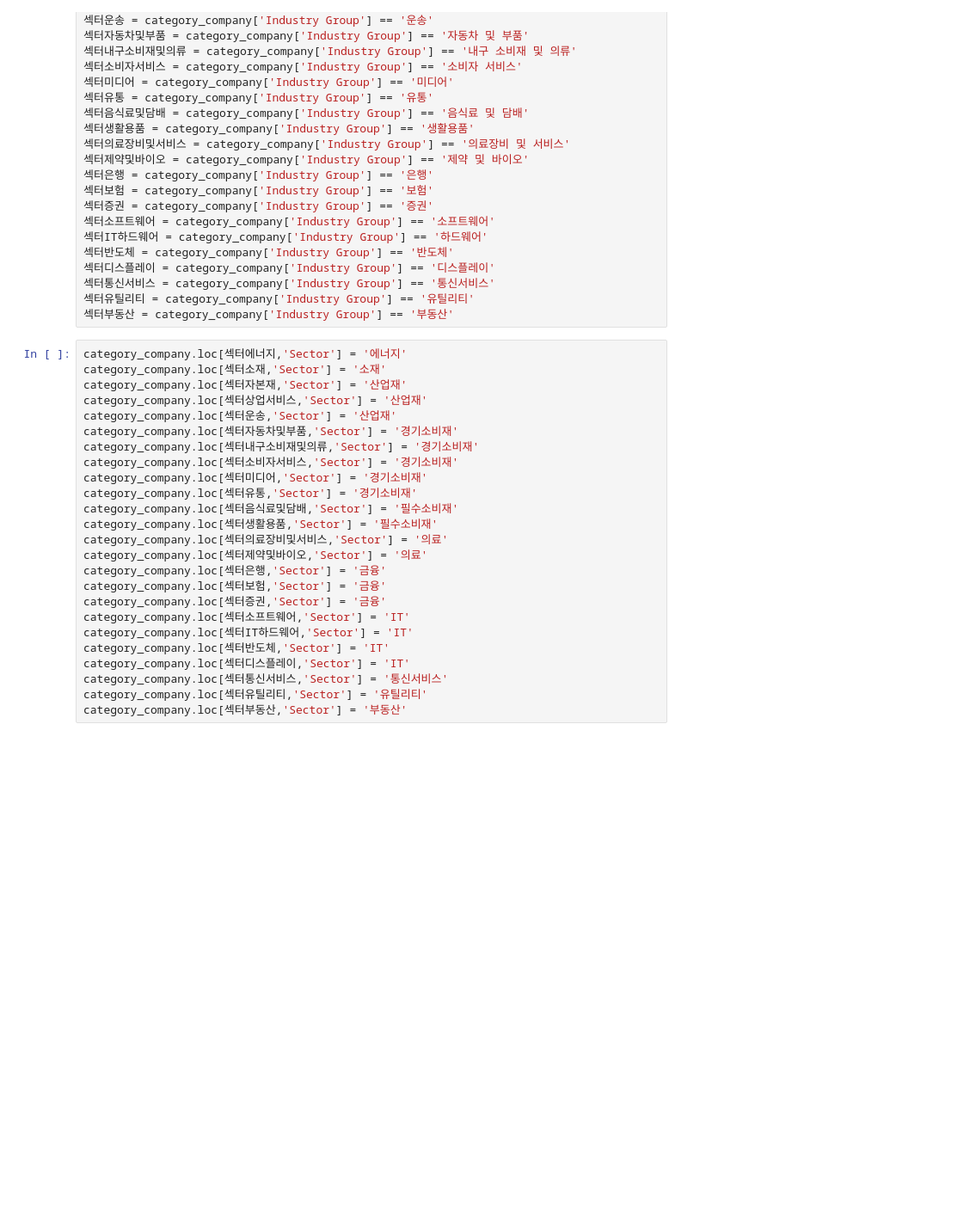
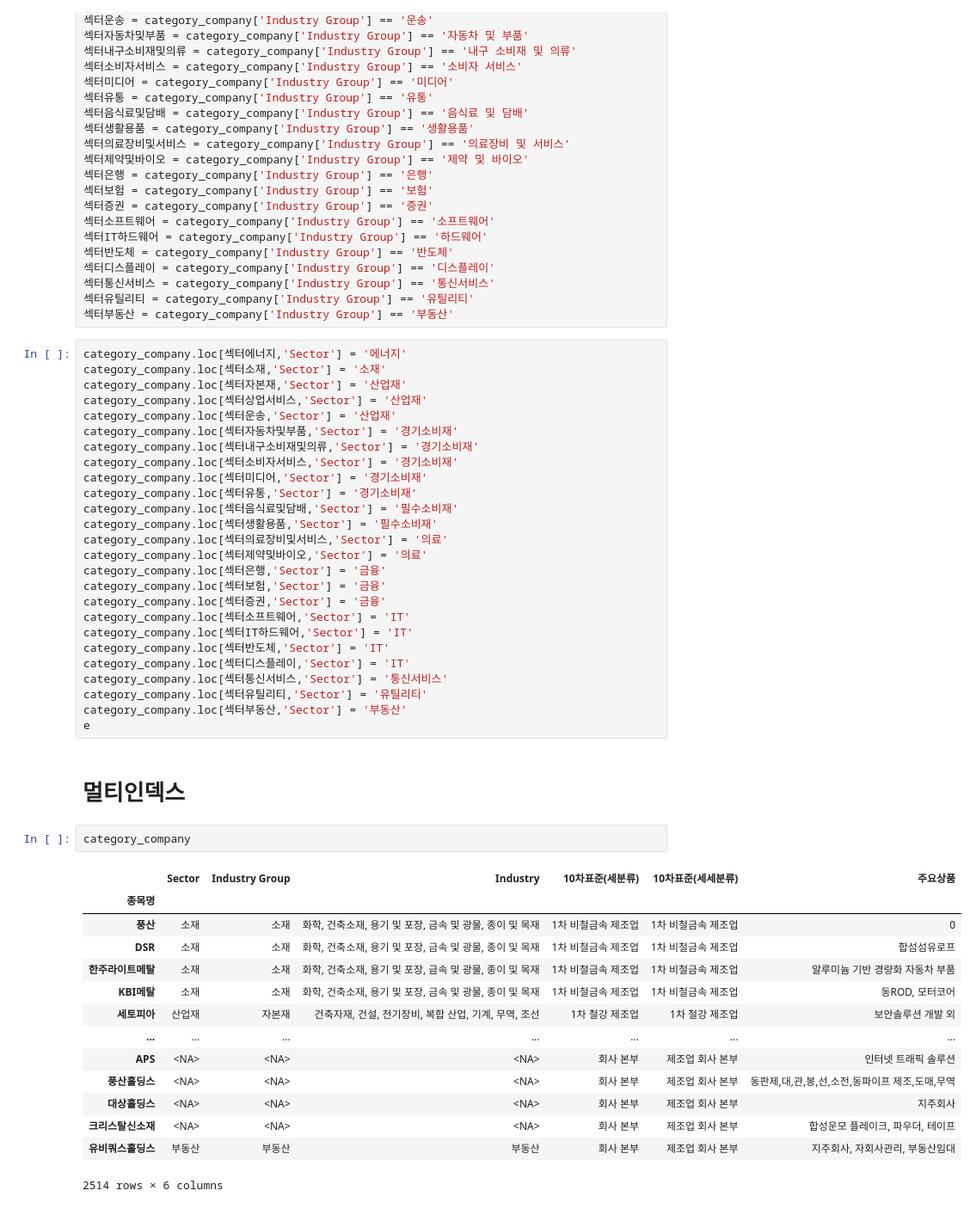
Before and after one commit to DongwooChae/QuantifyPro, a Jupyter notebook: KPD/유사기업그룹/category_writing.ipynb, the cells around one changed output. Shown at 86% size. Saved outputs shown, nothing was run; the diff lists cells and outputs as text; blank space fills up the shorter version.

```diff
--- a/KPD/유사기업그룹/category_writing.ipynb
+++ b/KPD/유사기업그룹/category_writing.ipynb
@@ -322,3 +319,23 @@ category_company.loc[섹터디스플레이,'Sector'] = 'IT'
 category_company.loc[섹터통신서비스,'Sector'] = '통신서비스'
 category_company.loc[섹터유틸리티,'Sector'] = '유틸리티'
 category_company.loc[섹터부동산,'Sector'] = '부동산'
+e
+# %% [markdown]
+# 멀티인덱스
+# %%
+category_company
+# %% [output]
+|  | Sector | Industry Group | Industry | 10차표준(세분류) | 10차표준(세세분류) | 주요상품 |
+| 종목명 |  |  |  |  |  |  |
+| 풍산 | 소재 | 소재 | 화학, 건축소재, 용기 및 포장, 금속 및 광물, 종이 및 목재 | 1차 비철금속 제조업 | 1차 비철금속 제조업 | 0 |
+| DSR | 소재 | 소재 | 화학, 건축소재, 용기 및 포장, 금속 및 광물, 종이 및 목재 | 1차 비철금속 제조업 | 1차 비철금속 제조업 | 합섬섬유로프 |
+| 한주라이트메탈 | 소재 | 소재 | 화학, 건축소재, 용기 및 포장, 금속 및 광물, 종이 및 목재 | 1차 비철금속 제조업 | 1차 비철금속 제조업 | 알루미늄 기반 경량화 자동차 부품 |
+| KBI메탈 | 소재 | 소재 | 화학, 건축소재, 용기 및 포장, 금속 및 광물, 종이 및 목재 | 1차 비철금속 제조업 | 1차 비철금속 제조업 | 동ROD, 모터코어 |
+| 세토피아 | 산업재 | 자본재 | 건축자재, 건설, 전기장비, 복합 산업, 기계, 무역, 조선 | 1차 철강 제조업 | 1차 철강 제조업 | 보안솔루션 개발 외 |
+| ... | ... | ... | ... | ... | ... | ... |
+| APS | <NA> | <NA> | <NA> | 회사 본부 | 제조업 회사 본부 | 인터넷 트래픽 솔루션 |
+| 풍산홀딩스 | <NA> | <NA> | <NA> | 회사 본부 | 제조업 회사 본부 | 동판제,대,관,봉,선,소전,동파이프 제조,도매,무역 |
+| 대상홀딩스 | <NA> | <NA> | <NA> | 회사 본부 | 제조업 회사 본부 | 지주회사 |
+| 크리스탈신소재 | <NA> | <NA> | <NA> | 회사 본부 | 제조업 회사 본부 | 합성운모 플레이크, 파우더, 테이프 |
+| 유비쿼스홀딩스 | 부동산 | 부동산 | 부동산 | 회사 본부 | 제조업 회사 본부 | 지주회사, 자회사관리, 부동산임대 |
+2514 rows × 6 columns
```
Also changed, not shown: parts of 9 cells of this notebook, 17 other files.
